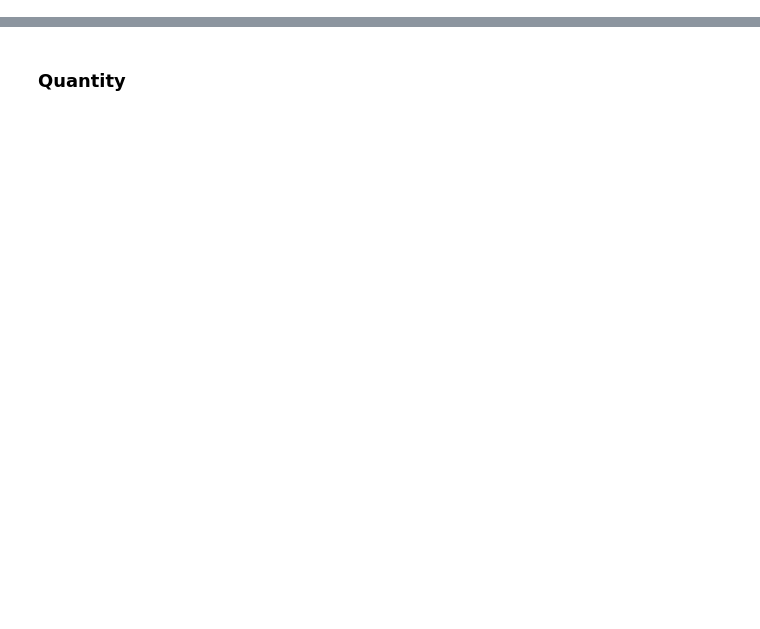
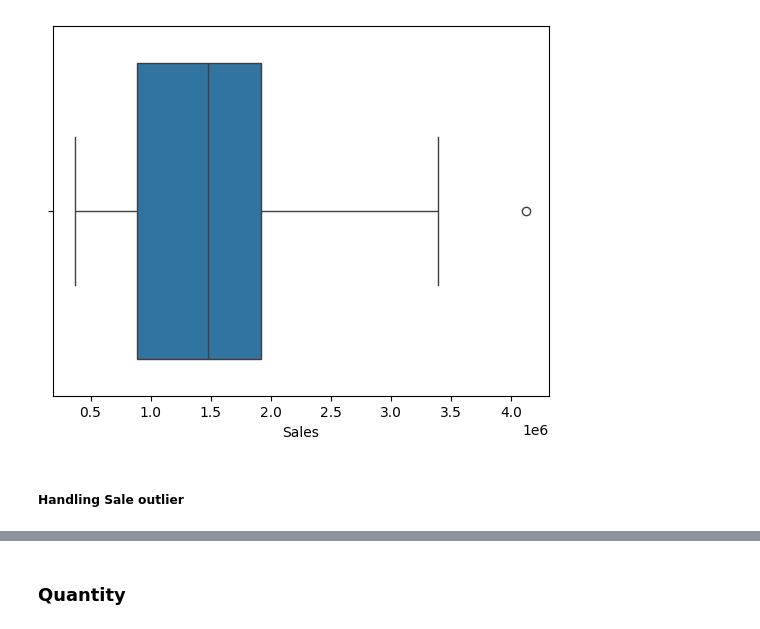
Before and after one commit to thainq1402/ATS, a Jupyter notebook: Teamwork/EDA_Sales.ipynb, the cells around one changed output, grey strips where cells are left out. Cells and saved outputs as stored; diff of their text form; code cells hidden in the pictures; blank space fills up the shorter version.

```diff
--- a/Teamwork/EDA_Sales.ipynb
+++ b/Teamwork/EDA_Sales.ipynb
@@ -107,0 +70,2 @@ plt.show()
+# %%
+competitor.set_index('Year', inplace=True)
@@ -107,0 +96,24 @@ plt.show()
+# %%
+boxplot = sns.boxplot(x=sale)
+
+# Calculate interquartile range
+Q1 = sale.quantile(0.25)
+Q3 = sale.quantile(0.75)
+IQR = Q3 - Q1
+
+# Define bounds for outliers
+lower_bound = Q1 - 1.5 * IQR
+upper_bound = Q3 + 1.5 * IQR
+
+# Find outliers
+outliers = competitor[(competitor['Sales'] < lower_bound) | (competitor['Sales'] > upper_bound)]
+
+# Annotate outliers
+for i in outliers.index:
+    boxplot.annotate('Outlier', xy=(0, outliers.loc[i, 'Sales']))
+
+plt.show()
+# %% [output]
+[figure, added]
+# %% [markdown]
+##### Handling Sale outlier
```
Also changed, not shown: parts of 128 cells of this notebook, 2 other files.
